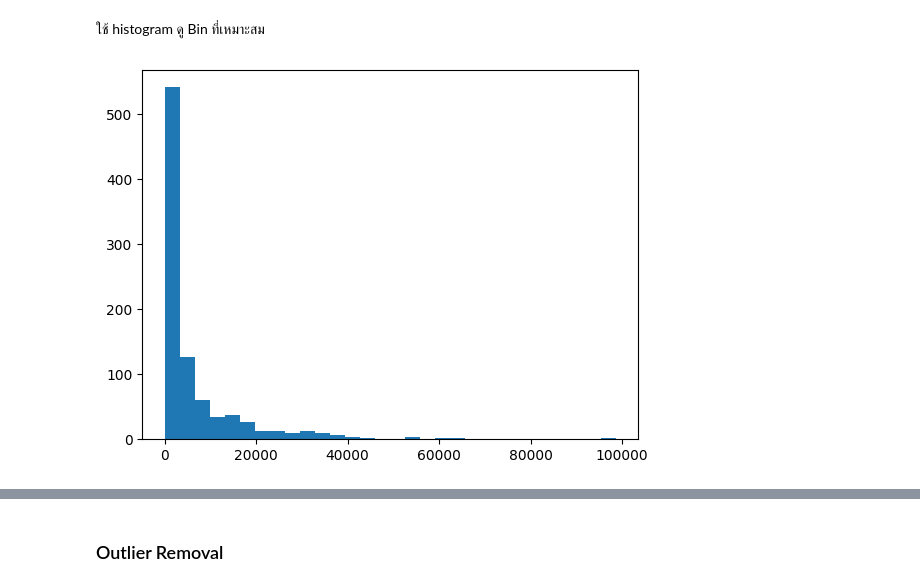
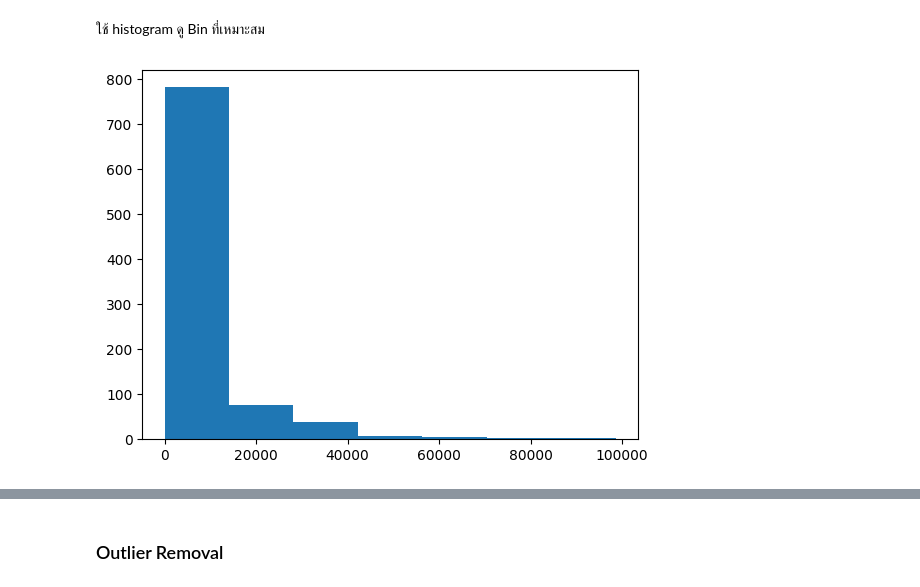
Before and after one commit to MeeGyo/BSC_DPDM2025, a Jupyter notebook: Ch3_Data_Preprocessing.ipynb, the cells around one changed output, grey strips where cells are left out. Cells and saved outputs as stored; diff of their text form; code cells hidden in the pictures.

Commit message:
add hist output

```diff
--- a/Ch3_Data_Preprocessing.ipynb
+++ b/Ch3_Data_Preprocessing.ipynb
@@ -270,9 +270,9 @@ plt.plot(flood['gfd_area'])
 # %% [markdown]
 ใช้ histogram ดู Bin ที่เหมาะสม
 # %%
-outputhist = plt.hist(flood['gfd_area'],30);
+outputhist = plt.hist(flood['gfd_area'],7);
 # %% [output]
-[figure, old version]
+[figure, new version]
 # %%
 outputhist
 # %% [output]
```
Also changed, not shown: parts of 10 cells of this notebook.
